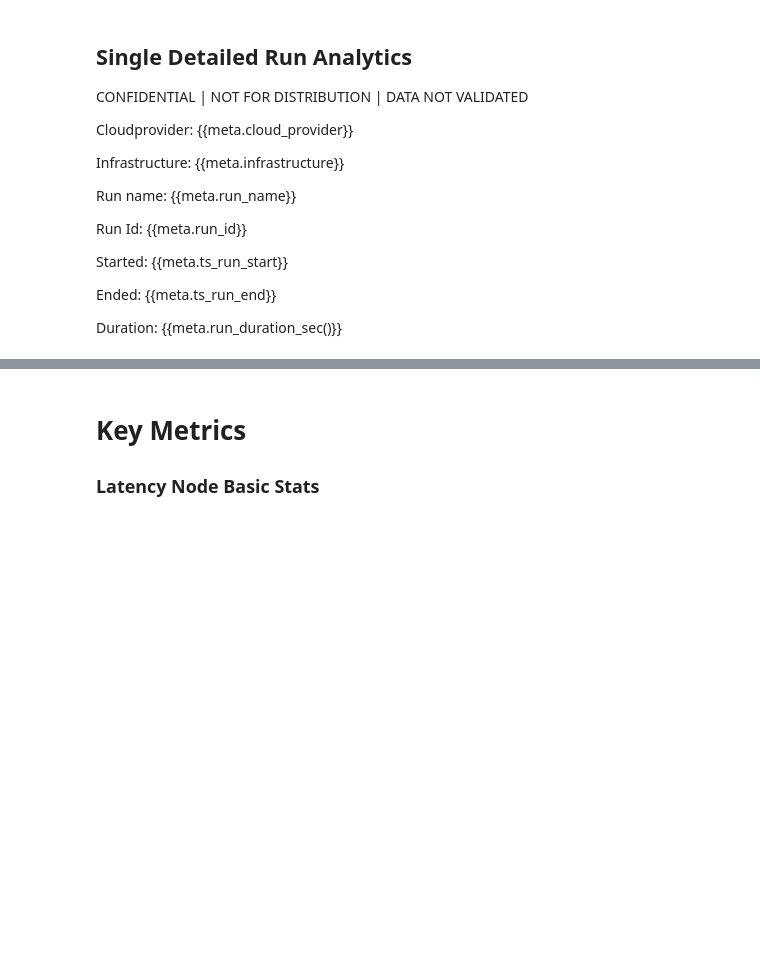
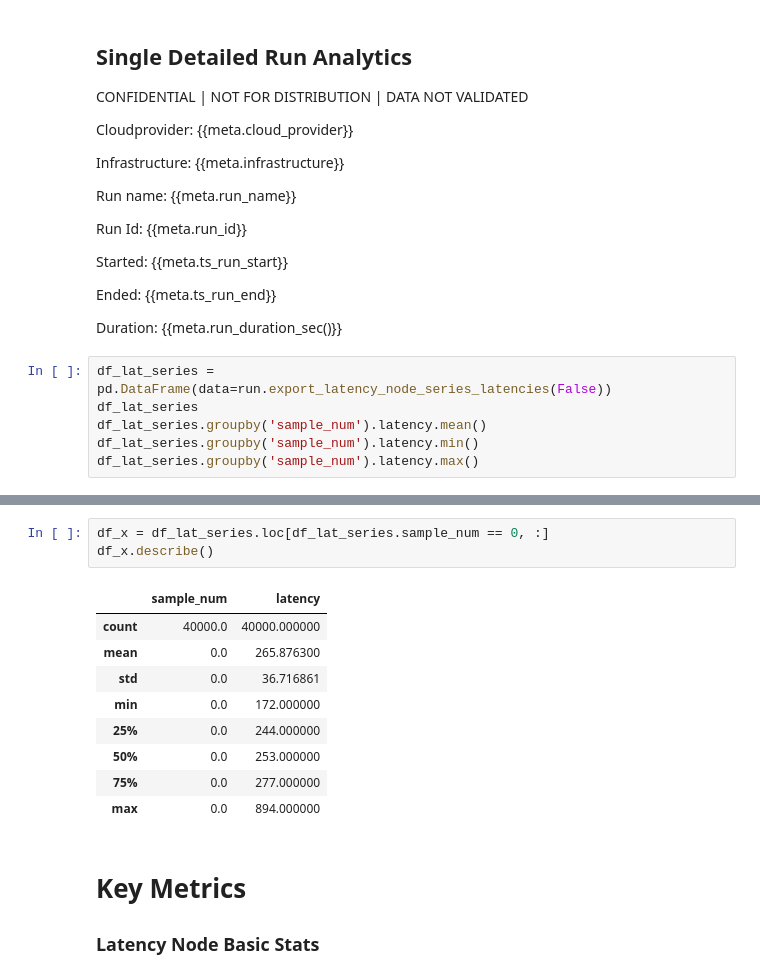
Before and after one commit to solace-iot-team/az-use-case-perf-tests, a Jupyter notebook: analytics/notebooks/SingleRunDetail.ipynb, the cells around one changed output, grey strips where cells are left out. Cells and saved outputs as stored; diff of their text form; blank space fills up the shorter version.

Commit message:
latency sample export enhanced

```diff
--- a/analytics/notebooks/SingleRunDetail.ipynb
+++ b/analytics/notebooks/SingleRunDetail.ipynb
@@ -52,3 +52,9 @@ Started: {{meta.ts_run_start}}
 Ended: {{meta.ts_run_end}}
 
 Duration: {{meta.run_duration_sec()}}
+# %%
+df_lat_series = pd.DataFrame(data=run.export_latency_node_series_latencies(False))
+df_lat_series
+df_lat_series.groupby('sample_num').latency.mean()
+df_lat_series.groupby('sample_num').latency.min()
+df_lat_series.groupby('sample_num').latency.max()
@@ -55,3 +74,16 @@ Duration: {{meta.run_duration_sec()}}
+# %%
+df_x = df_lat_series.loc[df_lat_series.sample_num == 0, :]
+df_x.describe()
+# %% [output]
+|  | sample_num | latency |
+| count | 40000.0 | 40000.000000 |
+| mean | 0.0 | 265.876300 |
+| std | 0.0 | 36.716861 |
+| min | 0.0 | 172.000000 |
+| 25% | 0.0 | 244.000000 |
+| 50% | 0.0 | 253.000000 |
+| 75% | 0.0 | 277.000000 |
+| max | 0.0 | 894.000000 |
 # %% [markdown]
 # Key Metrics
 
```
Also changed, not shown: parts of 11 cells of this notebook, 7 other files.
